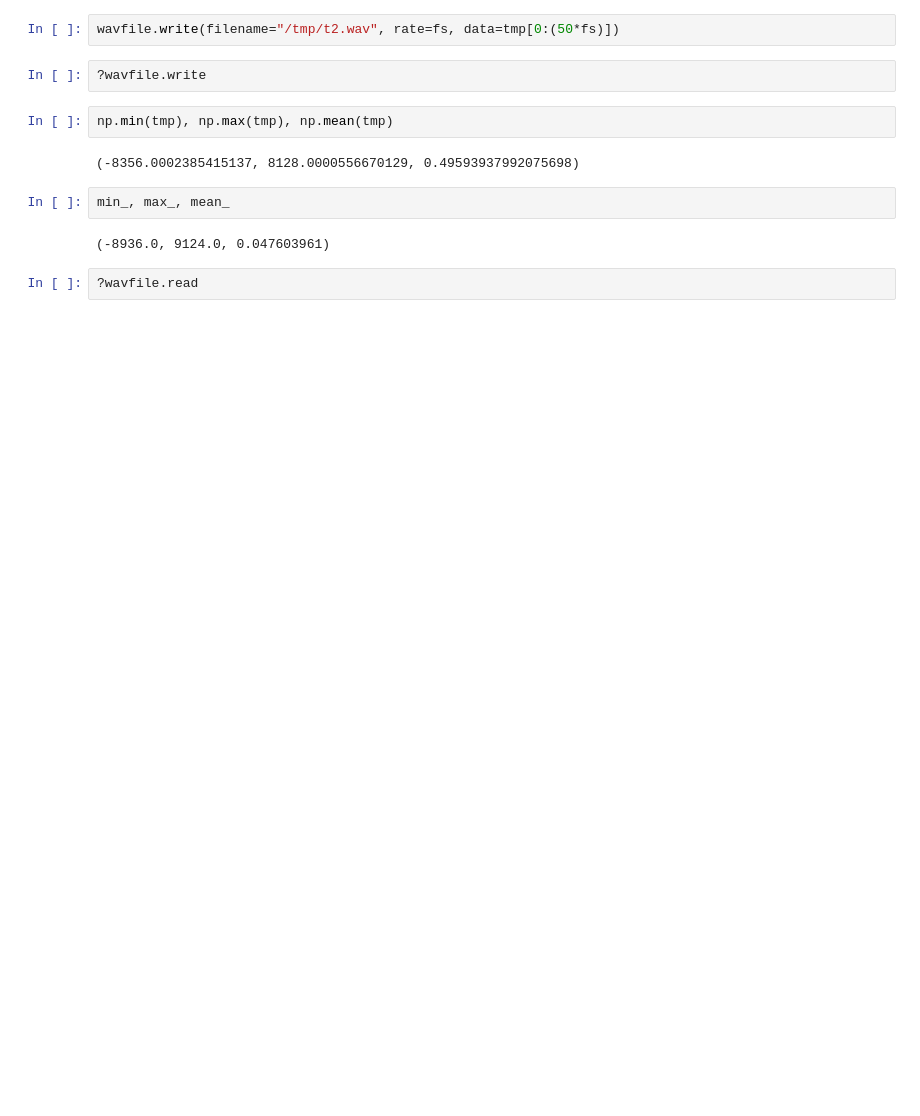
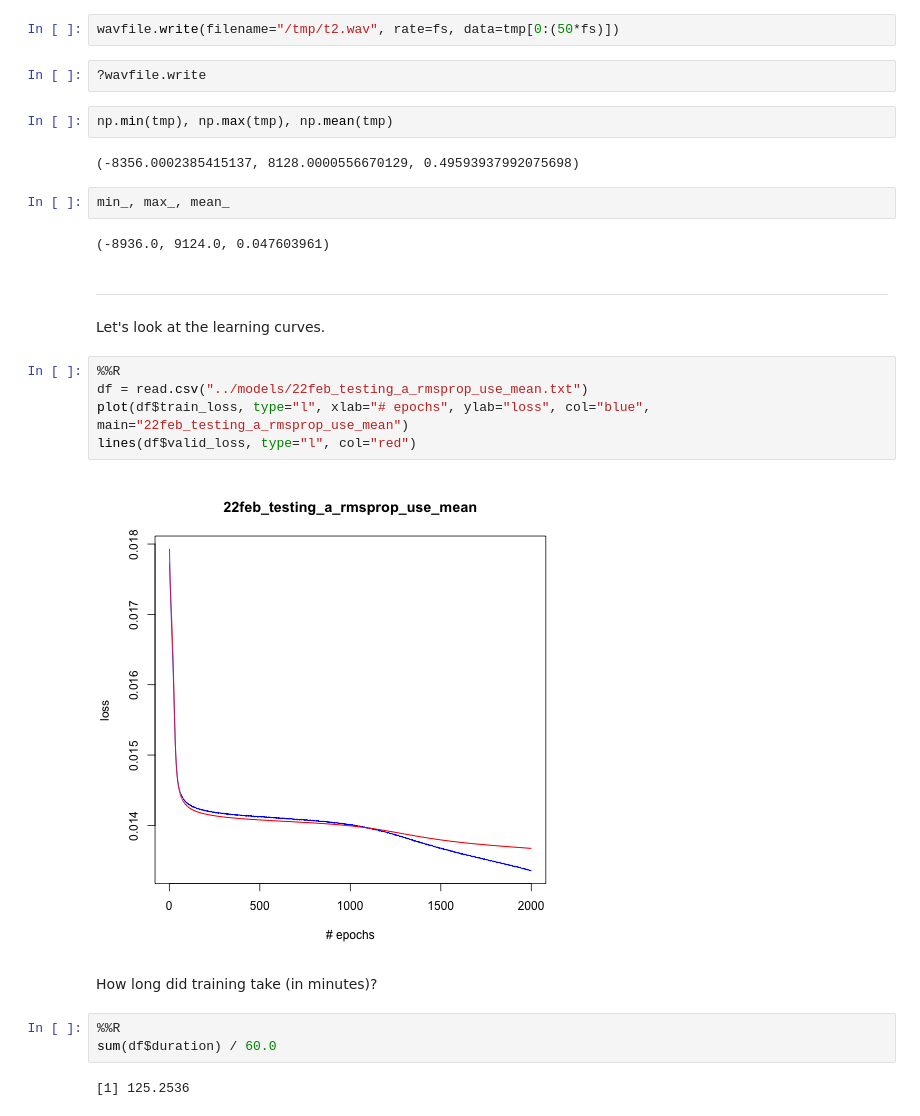
Before and after one commit to christopher-beckham/ift6266h16, a Jupyter notebook: vocal_synthesis/notebooks/25feb_entry.ipynb, the cells around one changed output. Drawn from its saved outputs; the diff is of its cells as text; blank space fills up the shorter version.

Commit message:
Add learning curves to notebook

```diff
--- a/vocal_synthesis/notebooks/25feb_entry.ipynb
+++ b/vocal_synthesis/notebooks/25feb_entry.ipynb
@@ -91,5 +93,21 @@ np.min(tmp), np.max(tmp), np.mean(tmp)
 min_, max_, mean_
 # %% [output]
 (-8936.0, 9124.0, 0.047603961)
-# %%
-?wavfile.read
+# %% [markdown]
+----
+# %% [markdown]
+Let's look at the learning curves.
+# %%
+%%R
+df = read.csv("../models/22feb_testing_a_rmsprop_use_mean.txt")
+plot(df$train_loss, type="l", xlab="# epochs", ylab="loss", col="blue", main="22feb_testing_a_rmsprop_use_mean")
+lines(df$valid_loss, type="l", col="red")
+# %% [output]
+[figure, added]
+# %% [markdown]
+How long did training take (in minutes)?
+# %%
+%%R
+sum(df$duration) / 60.0
+# %% [output]
+[1] 125.2536
```
Also changed, not shown: parts of 1 cell of this notebook.
